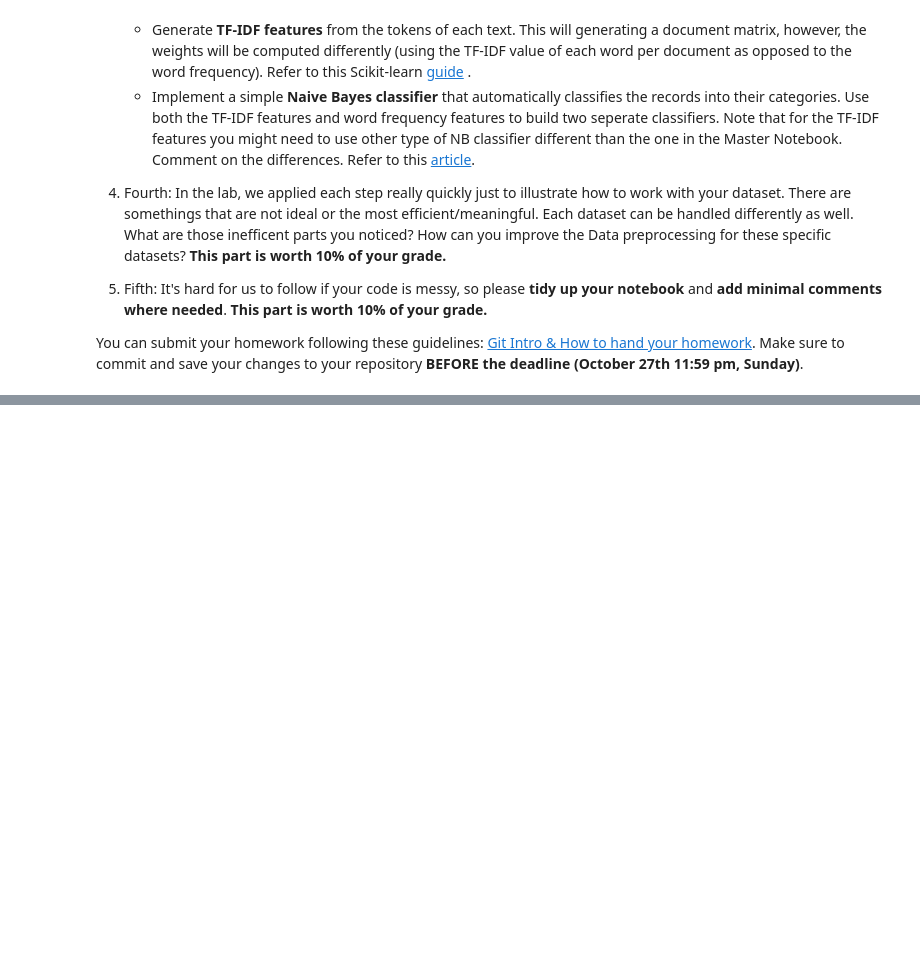
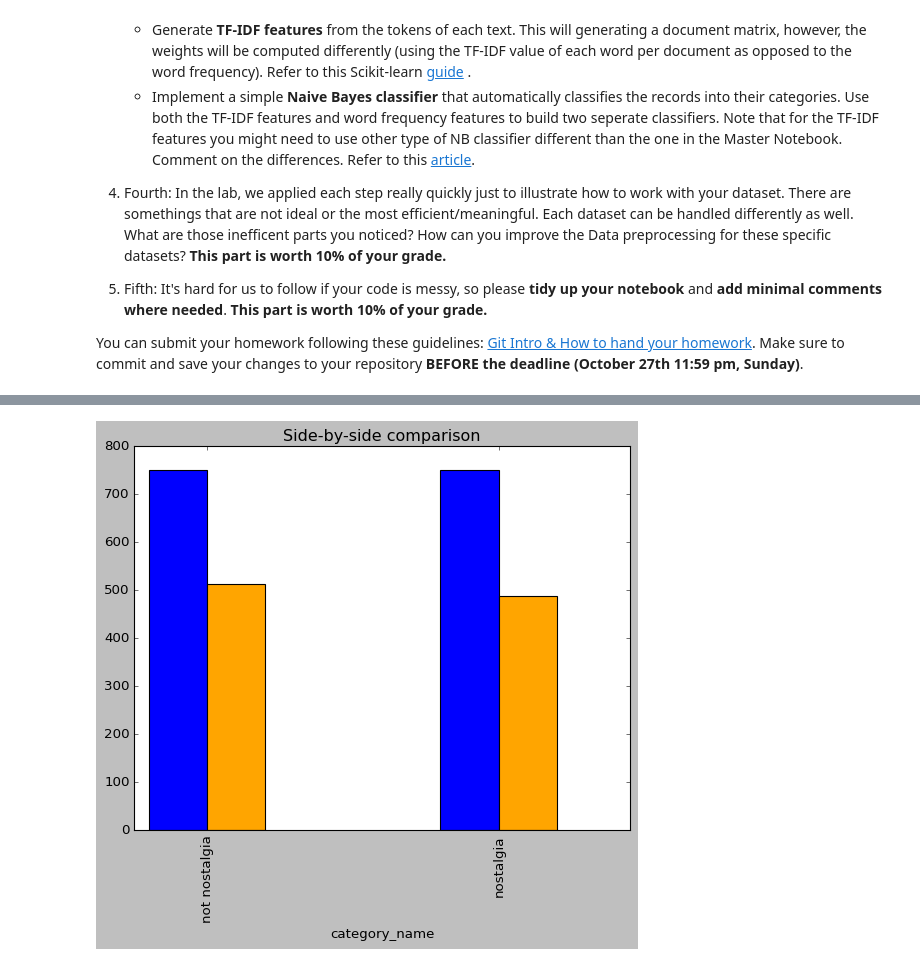
Before and after one commit to Charliongithub/DM2024-Lab1-Homework, a Jupyter notebook: DM2024-Lab1-Homework.ipynb, the cells around one changed output, grey strips where cells are left out. Cells and saved outputs as stored; diff of their text form; code cells hidden in the pictures; blank space fills up the shorter version.

```diff
--- a/DM2024-Lab1-Homework.ipynb
+++ b/DM2024-Lab1-Homework.ipynb
@@ -35,0 +463,27 @@ You can submit your homework following these guidelines: [Git Intro & How to han
+# %%
+#Side-by-side comparison of original and sampled data
+original_counts = data['category_name'].value_counts()
+sample_counts = data_sample['category_name'].value_counts()
+
+# Plot original and sampled data side-by-side
+ax = original_counts.plot(
+    kind='bar',
+    width=0.2,
+    position=1,
+    color='blue',
+    title='Side-by-side comparison',
+    ylim=[0, upper_bound],
+    rot=-90, fontsize=12
+)
+
+sample_counts.plot(
+    kind='bar',
+    width=0.2,
+    position=0,
+    color='orange',
+    ax=ax
+)
+
+plt.show()
+# %% [output]
+[figure, added]
```
Also changed, not shown: parts of 117 cells of this notebook.
